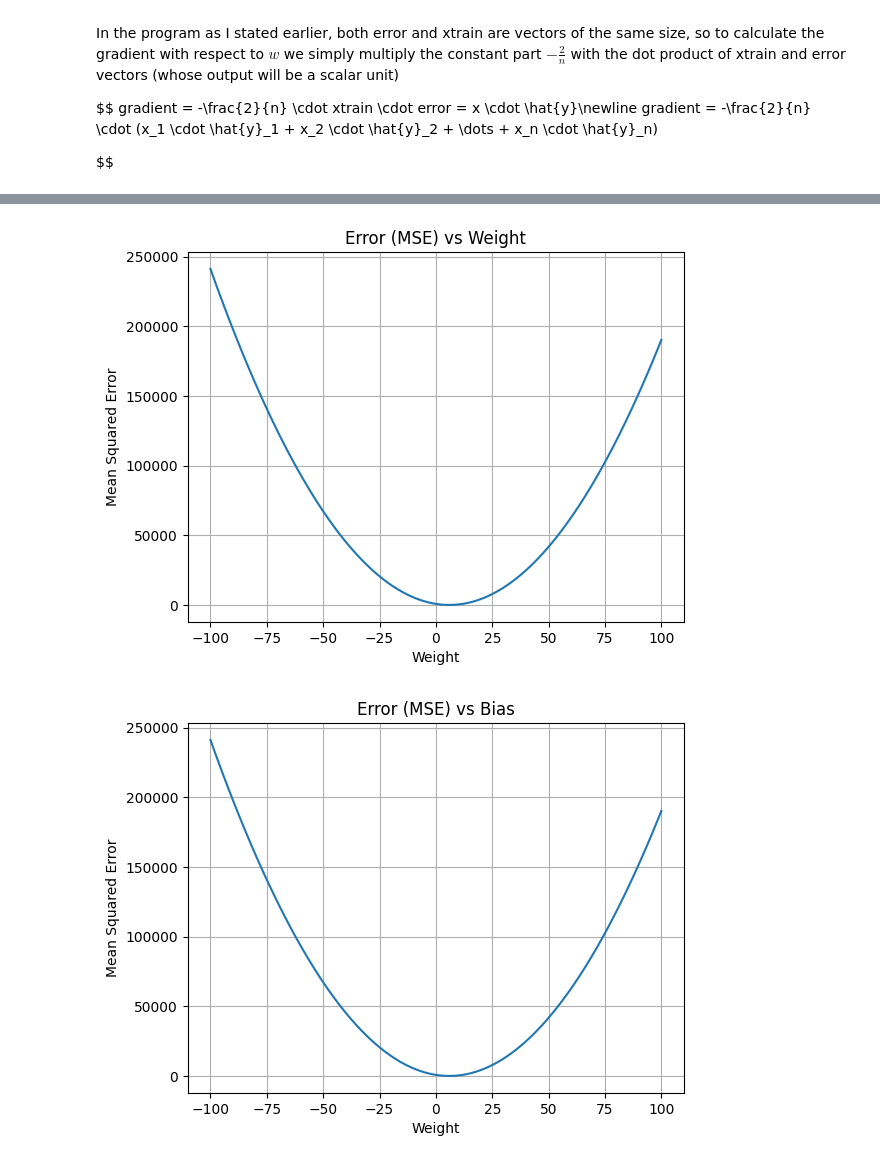
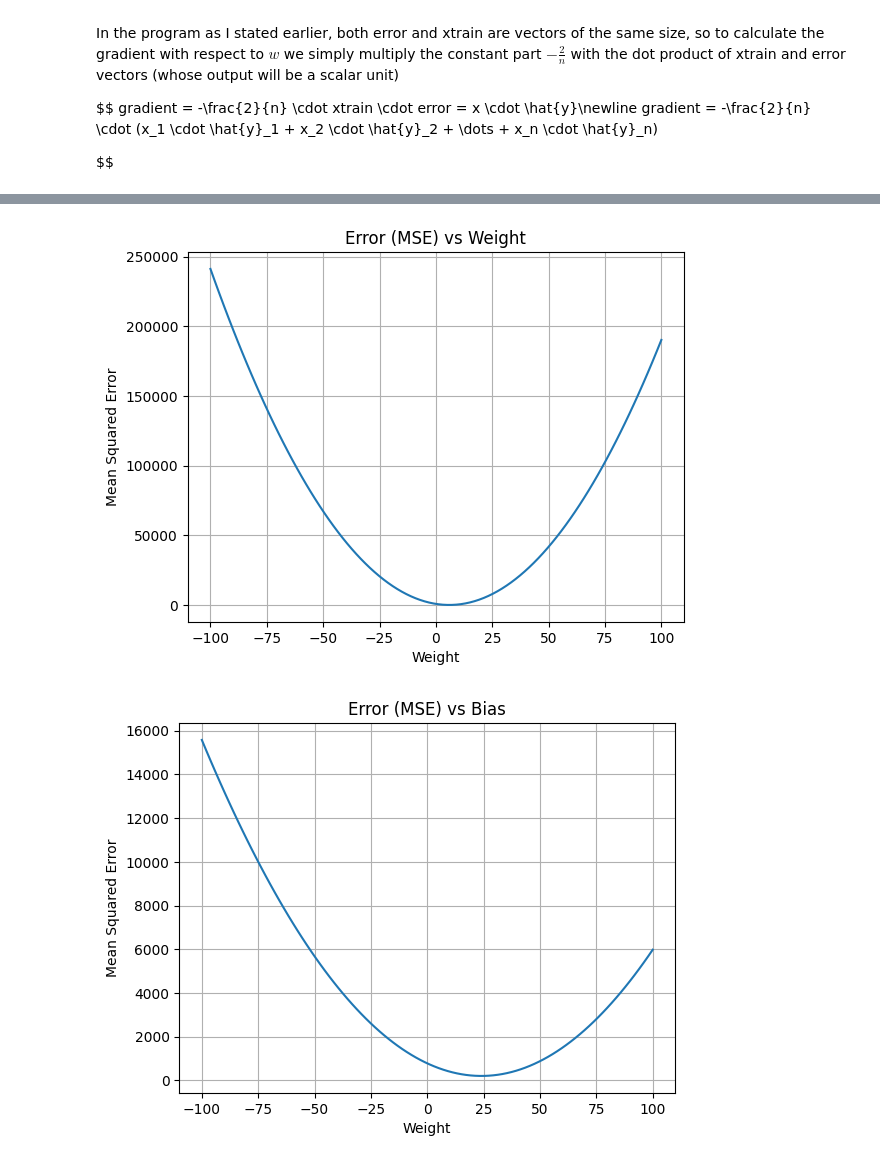
Before and after one commit to itsAnanth/simple-linear-regression, a Jupyter notebook: simple-linear-regression.ipynb, the cells around one changed output, grey strips where cells are left out. Cells and saved outputs as stored; diff of their text form; code cells hidden in the pictures.

Commit message:
fix graph generation

```diff
--- a/simple-linear-regression.ipynb
+++ b/simple-linear-regression.ipynb
@@ -221,36 +221,36 @@ ax = fig.add_subplot(111, projection='3d')
 ax.plot_surface(W, B, loss_values, cmap='viridis')
 
 # Add labels and title
 ax.set_title('Error Function Surface (MSE) vs Weight and Bias')
 ax.set_xlabel('Weight (w)')
 ax.set_ylabel('Bias (b)')
 ax.set_zlabel('Mean Squared Error (MSE)')
 
 plt.show()
 
-loss_values_weights_2d = [compute_mse_2d(w) for w in wrange]
+loss_values_weights_2d = [compute_mse_2d(weight=w) for w in wrange]
 
 # Plot the error curve
 plt.plot(wrange, loss_values_weights_2d)
 plt.title("Error (MSE) vs Weight")
 plt.xlabel("Weight")
 plt.ylabel("Mean Squared Error")
 plt.grid(True)
 plt.show()
 
-loss_values_bias_2d = [compute_mse_2d(b) for b in brange]
+loss_values_bias_2d = [compute_mse_2d(bias=b) for b in brange]
 
 # Plot the error curve
 plt.plot(wrange, loss_values_bias_2d)
 plt.title("Error (MSE) vs Bias")
 plt.xlabel("Weight")
 plt.ylabel("Mean Squared Error")
 plt.grid(True)
 plt.show()
 # %% [output]
 [figure]
 [figure]
-[figure, old version]
+[figure, new version]
 # %%
 for i in range(epochs):
     predicted = np.dot(weight, xtrain) + bias
```
Also changed, not shown: parts of 3 cells of this notebook.
